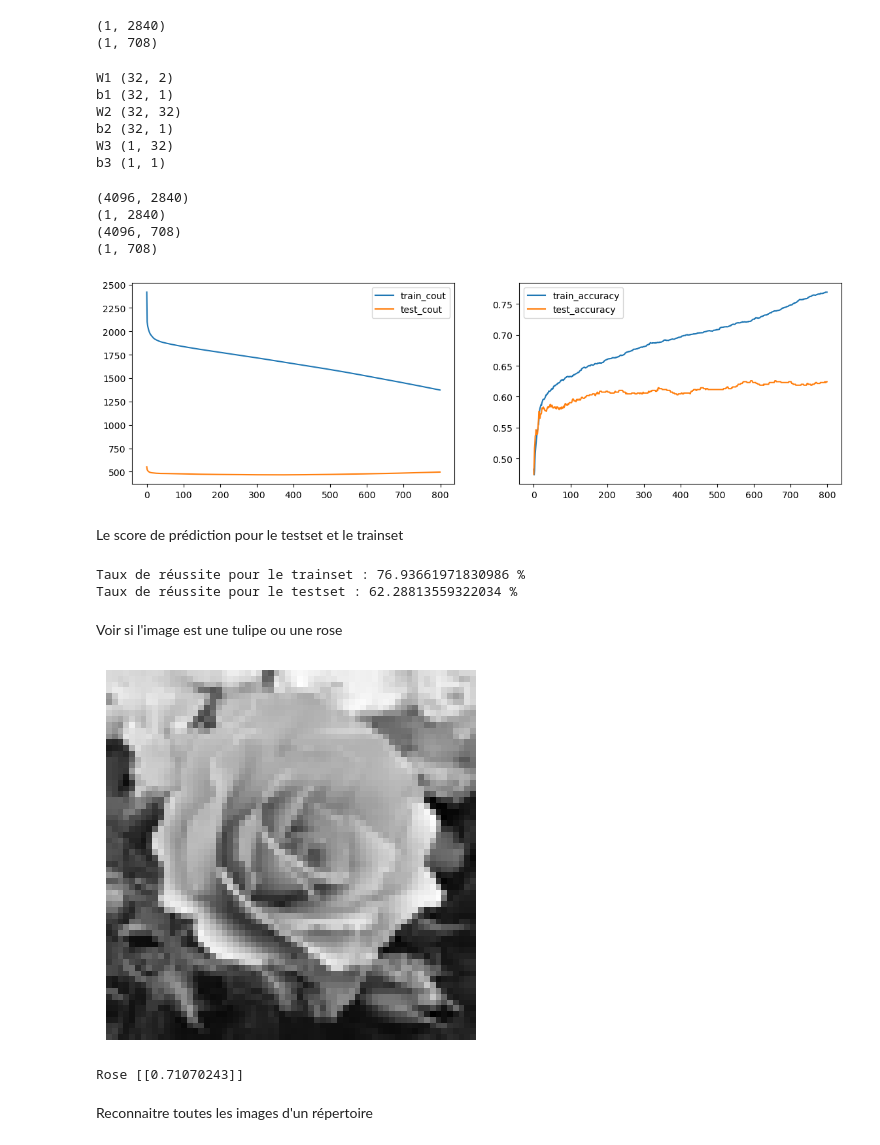
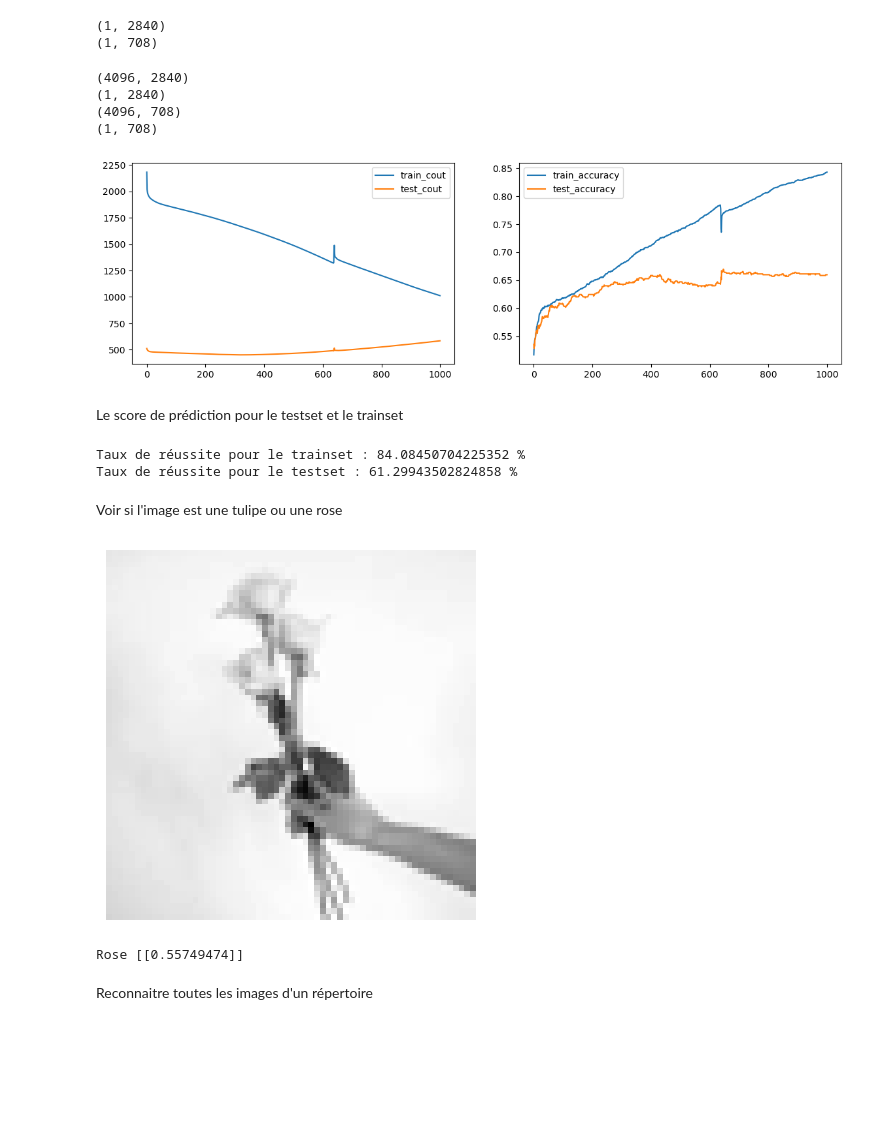
Before and after one commit to al3x6/Machine_learning, a Jupyter notebook: FI-Araujo-AlexisMiniProjet/vhdf5/Modele_NNeurones/Modele_nneuronnes_hdf5.ipynb, the cells around one changed output. Drawn from its saved outputs; the diff is of its cells as text; code cells hidden in the pictures; blank space fills up the shorter version.

```diff
--- a/FI-Araujo-AlexisMiniProjet/vhdf5/Modele_NNeurones/Modele_nneuronnes_hdf5.ipynb
+++ b/FI-Araujo-AlexisMiniProjet/vhdf5/Modele_NNeurones/Modele_nneuronnes_hdf5.ipynb
@@ -125,17 +125,10 @@ def initialisation(dimensions):
 
     return parametres
 # %%
-parametres = initialisation([2, 32, 32, 1])
-
-for key, val in parametres.items():
-    print(key, val.shape)
+# parametres = initialisation([2, 32, 32, 1])
+#
+# for key, val in parametres.items():
+#     print(key, val.shape)
-# %% [output]
-W1 (32, 2)
-b1 (32, 1)
-W2 (32, 32)
-b2 (32, 1)
-W3 (1, 32)
-b3 (1, 1)
 # %%
 #Calcule la sortie d'un modèle basé sur une combinaison linéaire des caractéristiques d'entrée X avec des poids W et un biais b, suivi de l'application de la fonction sigmoïde.
 def forward_propagation(X, parametres):
@@ -205,7 +198,7 @@ def predict(X, parametres):
     return Af >= 0.5
 # %%
 # Entraîne un modèle de régression logistique (neurone artificiel) en utilisant la descente de gradient stochastique.
-def neural_network(x_train, y_train, x_test, y_test, hidden_layers=(32,32,32), learning_rate=0.1, n_iter=8000):
+def neural_network(x_train, y_train, x_test, y_test, hidden_layers=(32,32,32,32), learning_rate=0.1, n_iter=10000):
     np.random.seed(0)
     #initialisation W, b
     dimensions = list(hidden_layers)
@@ -281,7 +274,7 @@ parametres1 = neural_network(x_train_reshape, y_train, x_test_reshape, y_test)
 (1, 2840)
 (4096, 708)
 (1, 708)
-[figure, old version]
+[figure, new version]
 # %% [markdown]
 Le score de prédiction pour le testset et le trainset
 # %%
@@ -302,34 +295,34 @@ print("Taux de réussite pour le testset :", success_rate_test, "%")
 #76.93661971830986 %
 #62.28813559322034 %
 # %% [output]
-Taux de réussite pour le trainset : 76.93661971830986 %
-Taux de réussite pour le testset : 62.28813559322034 %
+Taux de réussite pour le trainset : 84.08450704225352 %
+Taux de réussite pour le testset : 61.29943502824858 %
 # %% [markdown]
 Voir si l'image est une tulipe ou une rose
 # %%
 def predict_single_image(image_path, parametres, image_size=(64, 64)):
     img = Image.open(image_path)
     img = img.convert('L')  # Convertir en niveaux de gris si ce n'est pas déjà fait
     img = img.resize(image_size)
     img_array = np.array(img).reshape(1, -1) / 255.0
 
-    prediction = forward_propagation(img_array.T, parametres)['A4']
+    prediction = forward_propagation(img_array.T, parametres)['A5']
 
     plt.imshow(img, cmap='gray')
     plt.axis('off')
     plt.show()
 
     if prediction >= 0.5:
         print("Rose", prediction)
     else:
         print("Tulipe", prediction)
 
 
-image_path_to_predict = '../donnees_basique/rose3.jpg'
+image_path_to_predict = '../donnees_basique/rose1.jpg'
 predict_single_image(image_path_to_predict, parametres1)
 # %% [output]
-[figure, old version]
+[figure, new version]
-Rose [[0.71070243]]
+Rose [[0.55749474]]
 # %% [markdown]
 Reconnaitre toutes les images d'un répertoire
 # %%
```
Also changed, not shown: parts of 1 cell of this notebook.
